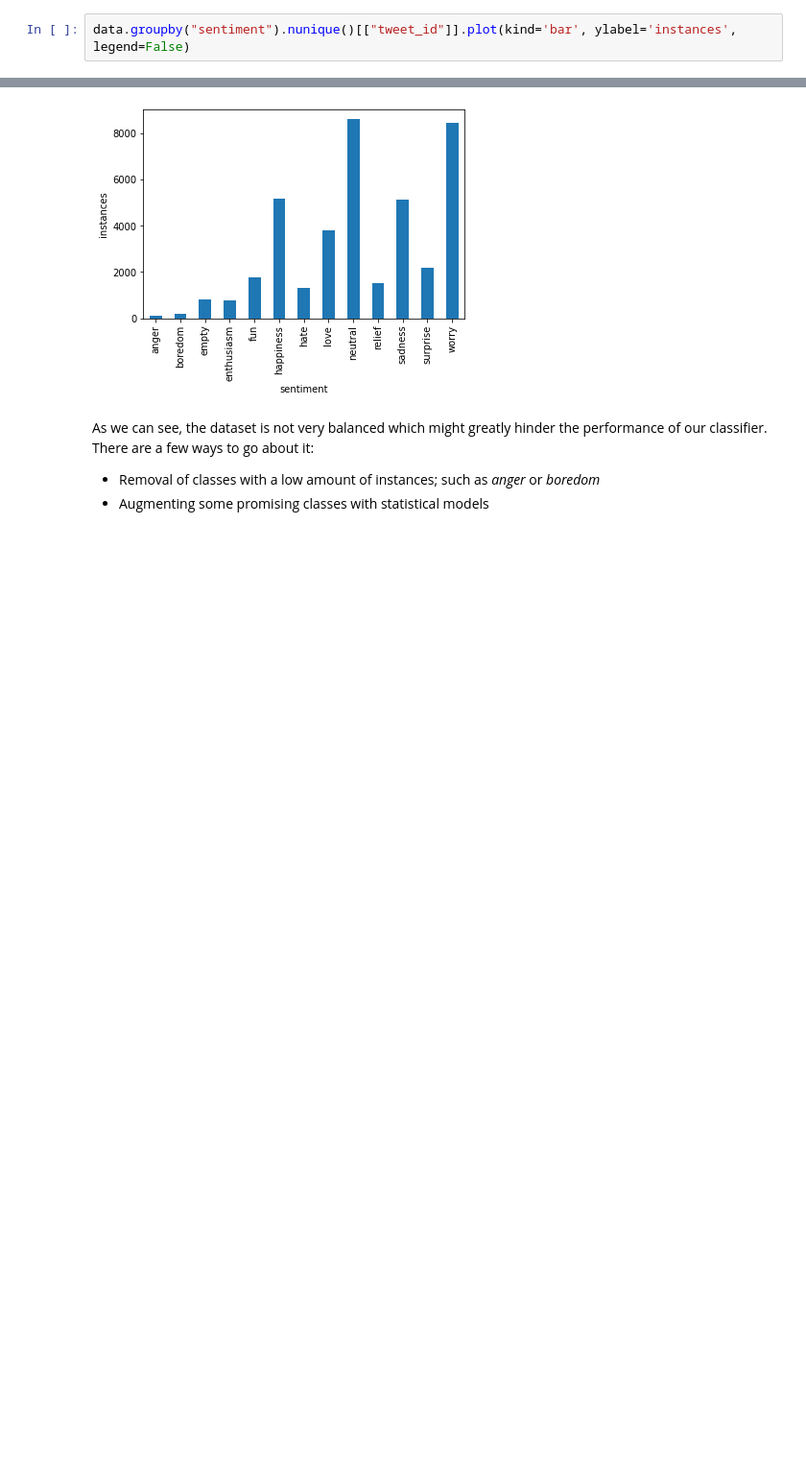
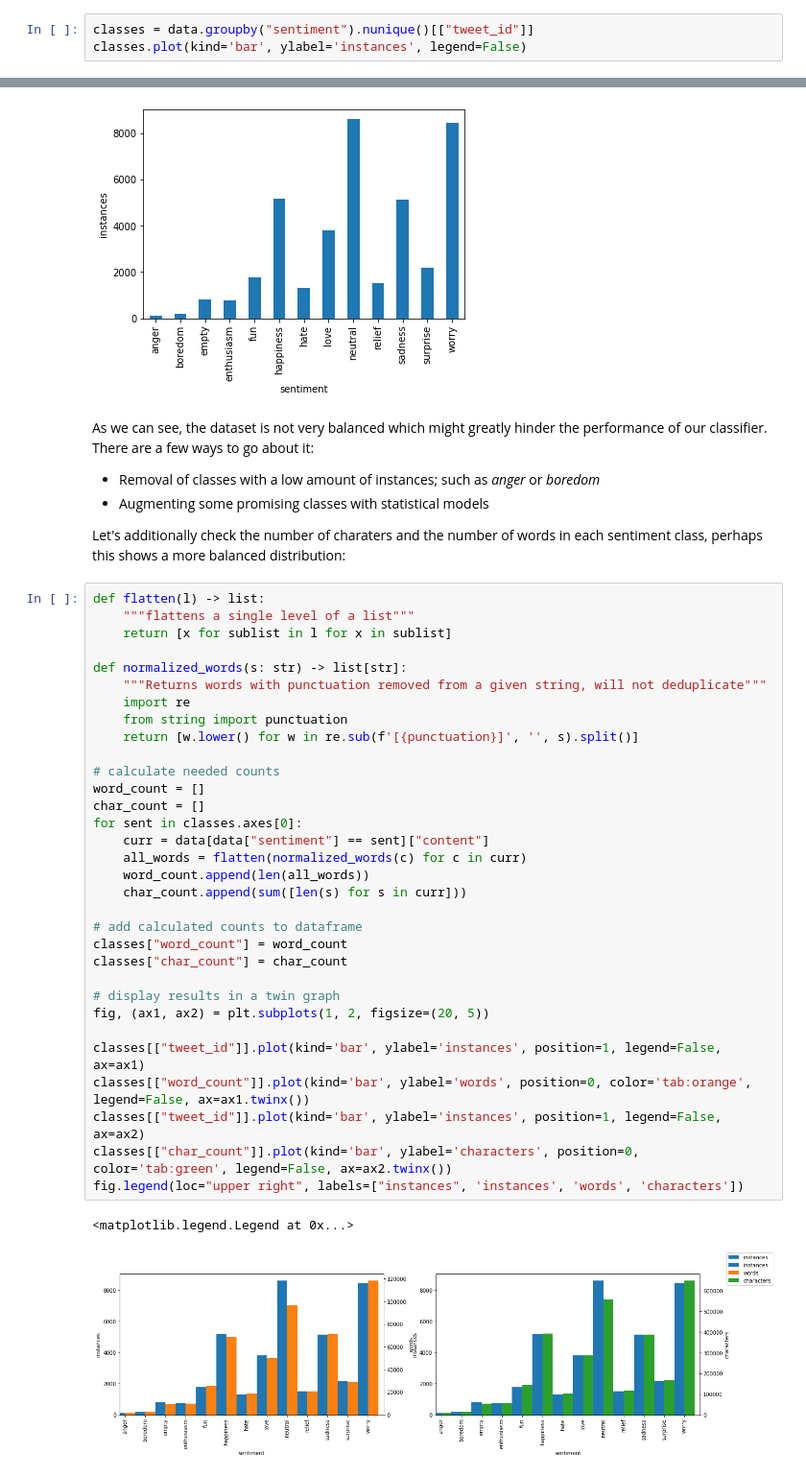
Before and after one commit to shilangyu/AIF-emotion-detection, a Jupyter notebook: text/text_emotion_detection.ipynb, the cells around one changed output, grey strips where cells are left out. Shown at 96% size. Saved outputs shown, nothing was run; the diff lists cells and outputs as text; blank space fills up the shorter version.

```diff
--- a/text/text_emotion_detection.ipynb
+++ b/text/text_emotion_detection.ipynb
@@ -52,5 +57,6 @@ We will now proceed to examining the class distribution.
 # %%
-data.groupby("sentiment").nunique()[["tweet_id"]].plot(kind='bar', ylabel='instances', legend=False)
+classes = data.groupby("sentiment").nunique()[["tweet_id"]]
+classes.plot(kind='bar', ylabel='instances', legend=False)
 # %% [output]
 <AxesSubplot:xlabel='sentiment', ylabel='instances'>
 [figure]
@@ -59,3 +65,40 @@ As we can see, the dataset is not very balanced which might greatly hinder the p
 
 - Removal of classes with a low amount of instances; such as _anger_ or _boredom_
 - Augmenting some promising classes with statistical models
+
+Let's additionally check the number of charaters and the number of words in each sentiment class, perhaps this shows a more balanced distribution:
+# %%
+def flatten(l) -> list:
+    """flattens a single level of a list"""
+    return [x for sublist in l for x in sublist]
+
+def normalized_words(s: str) -> list[str]:
+    """Returns words with punctuation removed from a given string, will not deduplicate"""
+    import re
+    from string import punctuation
+    return [w.lower() for w in re.sub(f'[{punctuation}]', '', s).split()]
+
+# calculate needed counts
+word_count = []
+char_count = []
+for sent in classes.axes[0]:
+    curr = data[data["sentiment"] == sent]["content"]
+    all_words = flatten(normalized_words(c) for c in curr)
+    word_count.append(len(all_words))
+    char_count.append(sum([len(s) for s in curr]))
+
+# add calculated counts to dataframe
+classes["word_count"] = word_count
+classes["char_count"] = char_count
+
+# display results in a twin graph
+fig, (ax1, ax2) = plt.subplots(1, 2, figsize=(20, 5))
+
+classes[["tweet_id"]].plot(kind='bar', ylabel='instances', position=1, legend=False, ax=ax1)
+classes[["word_count"]].plot(kind='bar', ylabel='words', position=0, color='tab:orange', legend=False, ax=ax1.twinx())
+classes[["tweet_id"]].plot(kind='bar', ylabel='instances', position=1, legend=False, ax=ax2)
+classes[["char_count"]].plot(kind='bar', ylabel='characters', position=0, color='tab:green', legend=False, ax=ax2.twinx())
+fig.legend(loc="upper right", labels=["instances", 'instances', 'words', 'characters'])
+# %% [output]
+<matplotlib.legend.Legend at 0x...>
+[figure, added]
```
Also changed, not shown: parts of 5 cells of this notebook.
